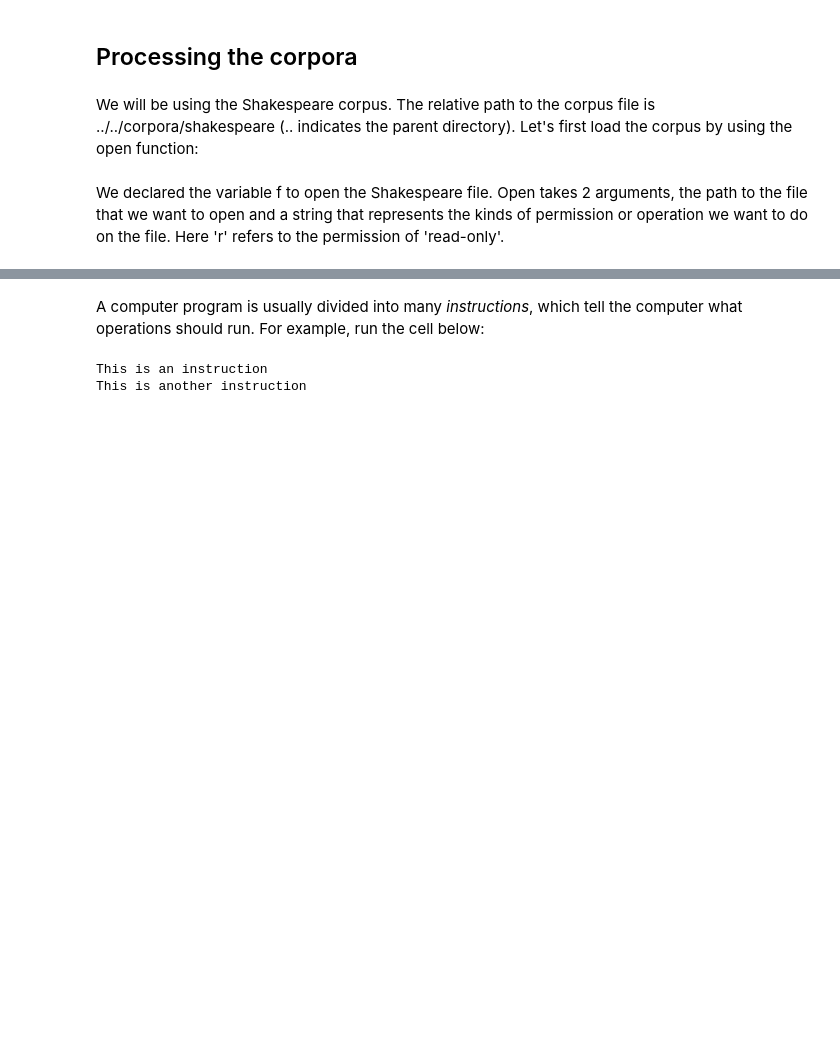
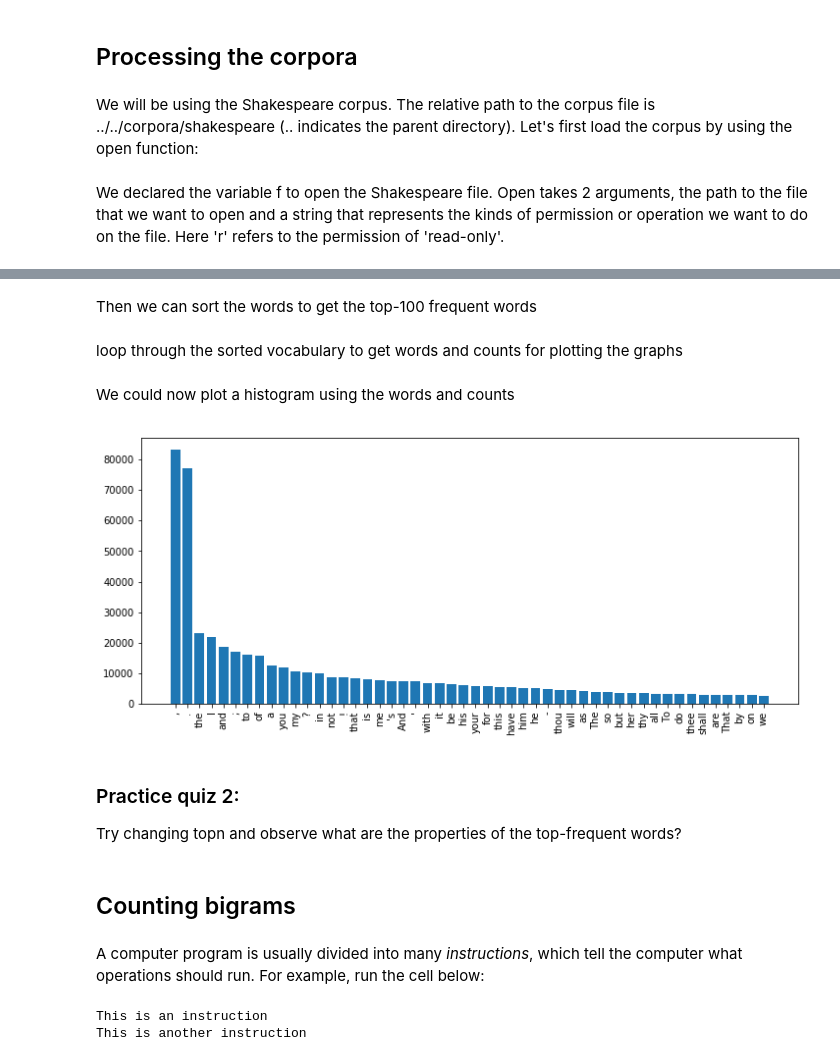
Before and after one commit to cambridgeltl/python4cl, a Jupyter notebook: module_1/module_1.4/module_1.4.ipynb, the cells around one changed output, grey strips where cells are left out. Cells and saved outputs as stored; diff of their text form; code cells hidden in the pictures; blank space fills up the shorter version.

```diff
--- a/module_1/module_1.4/module_1.4.ipynb
+++ b/module_1/module_1.4/module_1.4.ipynb
@@ -34 +44,8 @@ We declared the variable f to open the Shakespeare file. Open takes 2 arguments,
+# %%
+# Create a Tokenizer with the default settings for English
+# including punctuation rules and exceptions
+from spacy.tokenizer import Tokenizer
+from spacy.lang.en import English
+nlp = English()
+tokenizer = nlp.Defaults.create_tokenizer(nlp)
 # %% [markdown]
@@ -74,0 +70,8 @@ with open('../../corpora/shakespeare_new','w') as f_new:
+# %%
+vocab={}# create a vocabulary dictionary where key is the word and value is the count
+for line in f_processed:
+    for word in line:
+        if word in vocab:
+            vocab[word]+=1 # update the count for an existing word
+        else:
+            vocab[word]=1 # initilize the count for a new word
@@ -75,3 +130,32 @@ with open('../../corpora/shakespeare_new','w') as f_new:
+# %% [markdown]
+Then we can sort the words to get the top-100 frequent words
+# %%
+topn=100
+vocab_sorted=sorted(vocab.items(),key=lambda x: x[1],reverse=True)[:topn]
+# %% [markdown]
+loop through the sorted vocabulary to get words and counts for plotting the graphs
+# %%
+words=[]
+counts=[]
+for w_c in vocab_sorted:
+    w=w_c[0]
+    words.append(w)
+    count=w_c[1]
+    counts.append(count)
+# %% [markdown]
+We could now plot a histogram using the words and counts
+# %%
+plt.figure(figsize=(12,5)) #figure size
+plt.bar(words,counts) #plot the historgram
+plt.xticks(rotation=90) # rotate the x label
+plt.show()
+# %% [output]
+[figure, added]
+# %% [markdown]
+### Practice quiz 2:
+Try changing topn and observe what are the properties of the top-frequent words?
+# %% [markdown]
+## Counting bigrams
 # %% [markdown]
 A computer program is usually divided into many *instructions*, which tell the computer what operations should run. For example, run the cell below:
 # %%
```
Also changed, not shown: parts of 23 cells of this notebook, 1 other file.
